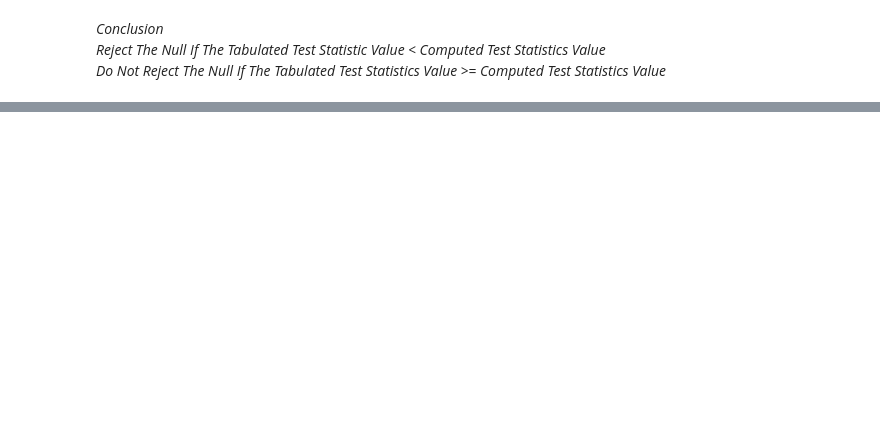
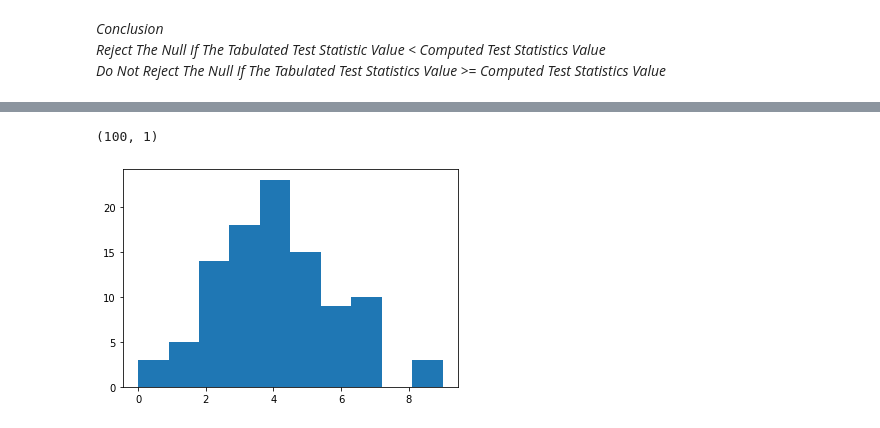
Before and after one commit to suvrat344/Statistics, a Jupyter notebook: ChiSquareGoodnessOfFitTest.ipynb, the cells around one changed output, grey strips where cells are left out. Drawn from its saved outputs; the diff is of its cells as text; code cells hidden in the pictures; blank space fills up the shorter version.

```diff
--- a/ChiSquareGoodnessOfFitTest.ipynb
+++ b/ChiSquareGoodnessOfFitTest.ipynb
@@ -141,0 +328,4 @@ chi2.ppf(0.95,len(grouped_df)-1-1)
+# %%
+# Reading The Data
+df = pd.read_csv("GOF.csv")
+df
@@ -141,0 +356,11 @@ chi2.ppf(0.95,len(grouped_df)-1-1)
+# %%
+# Print Shape Of The Data
+df.shape
+# %% [output]
+(100, 1)
+# %%
+# Visualize The Data As A Histogram
+plt.hist(df["obs"])
+plt.show()
+# %% [output]
+[figure, added]
```
Also changed, not shown: parts of 47 cells of this notebook.
